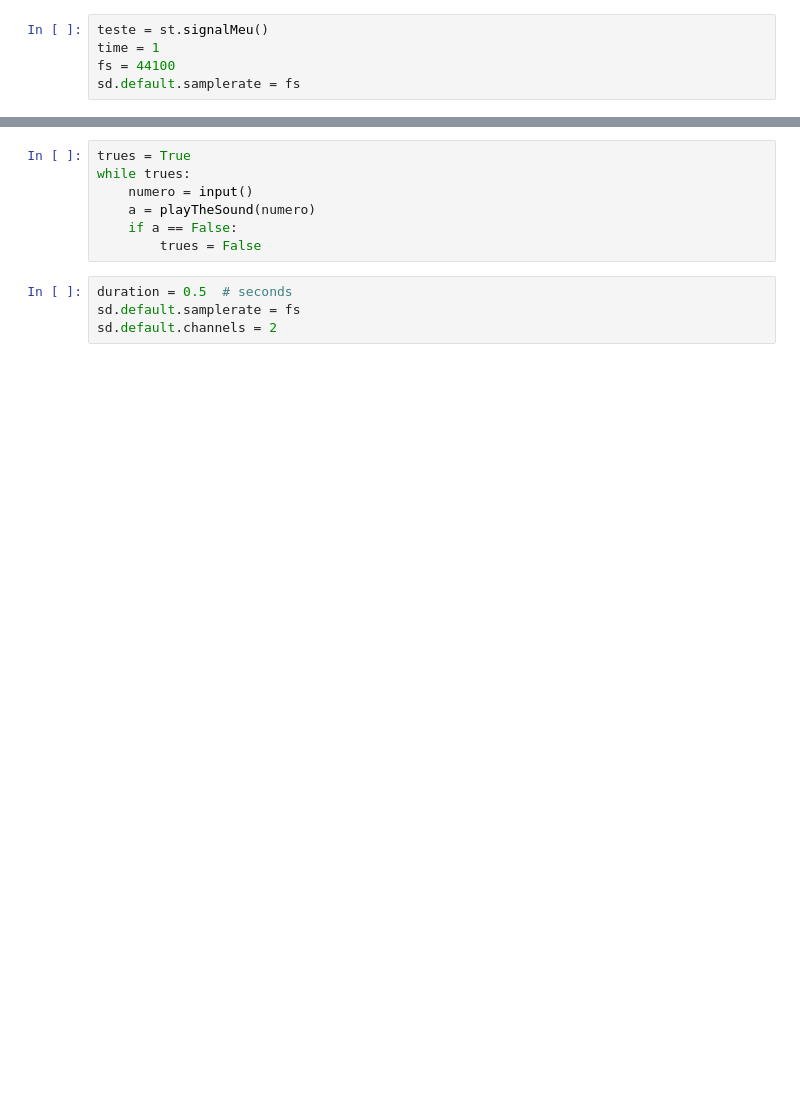
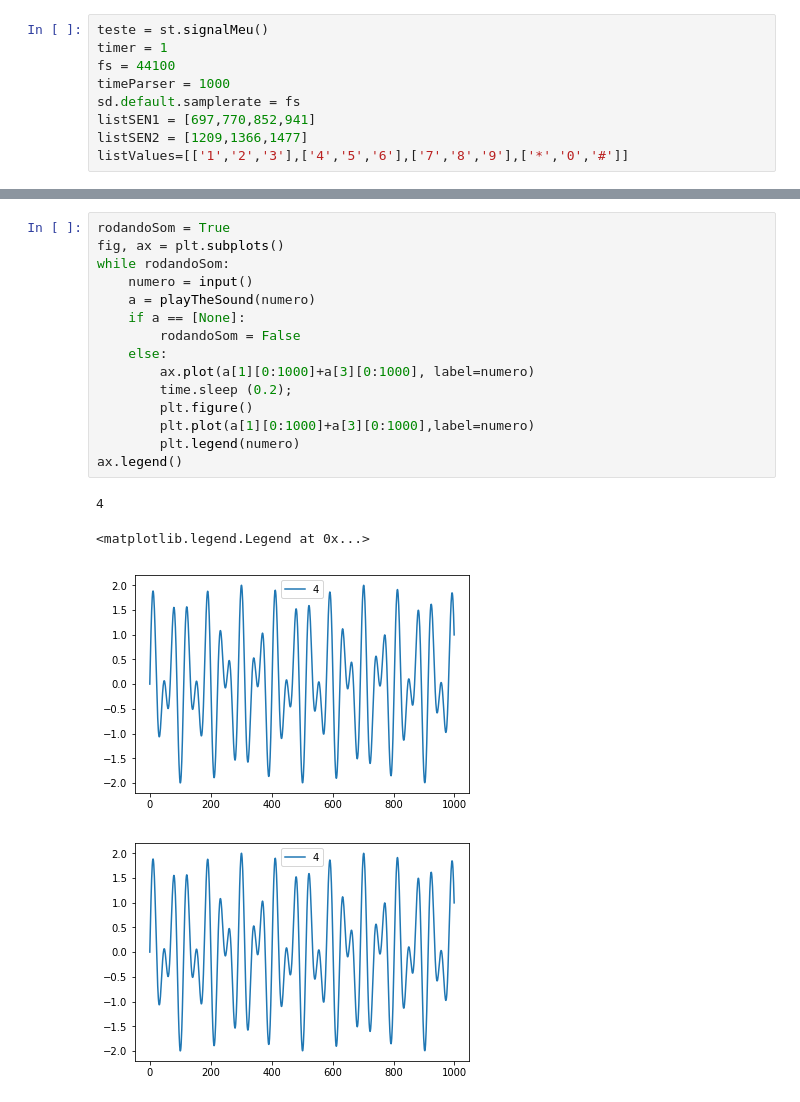
Before and after one commit to franciol/CamadaFisica-Projeto07, a Jupyter notebook: DTMF.ipynb, the cells around one changed output, grey strips where cells are left out. Saved outputs shown, nothing was run; the diff lists cells and outputs as text; blank space fills up the shorter version.

```diff
--- a/DTMF.ipynb
+++ b/DTMF.ipynb
@@ -12,5 +13,9 @@ import sounddevice as sd
 # %%
 teste = st.signalMeu()
-time = 1
+timer = 1
 fs = 44100
+timeParser = 1000
 sd.default.samplerate = fs
+listSEN1 = [697,770,852,941]
+listSEN2 = [1209,1366,1477]
+listValues=[['1','2','3'],['4','5','6'],['7','8','9'],['*','0','#']]
@@ -42,11 +72,20 @@ def soundFinder():
-# %%
-trues = True
-while trues:
-    numero = input()
-    a = playTheSound(numero)
-    if a == False:
-        trues = False
-# %%
-duration = 0.5  # seconds
-sd.default.samplerate = fs
-sd.default.channels = 2
+# %%
+rodandoSom = True
+fig, ax = plt.subplots()
+while rodandoSom:
+    numero = input()
+    a = playTheSound(numero)
+    if a == [None]:
+        rodandoSom = False
+    else:
+        ax.plot(a[1][0:1000]+a[3][0:1000], label=numero)
+        time.sleep (0.2);
+        plt.figure()
+        plt.plot(a[1][0:1000]+a[3][0:1000],label=numero)
+        plt.legend(numero)
+ax.legend()
+# %% [output]
+4
+<matplotlib.legend.Legend at 0x...>
+[figure, added]
+[figure, added]
```
Also changed, not shown: parts of 8 cells of this notebook.
